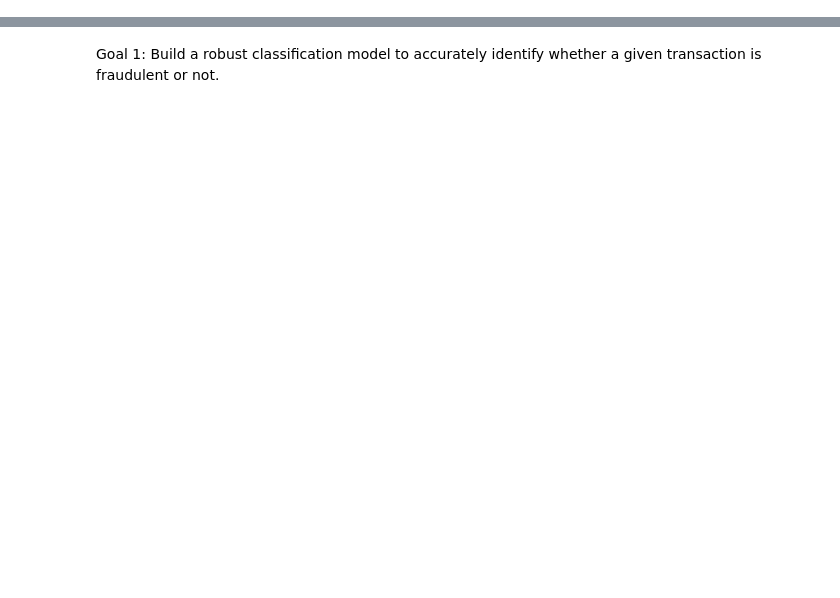
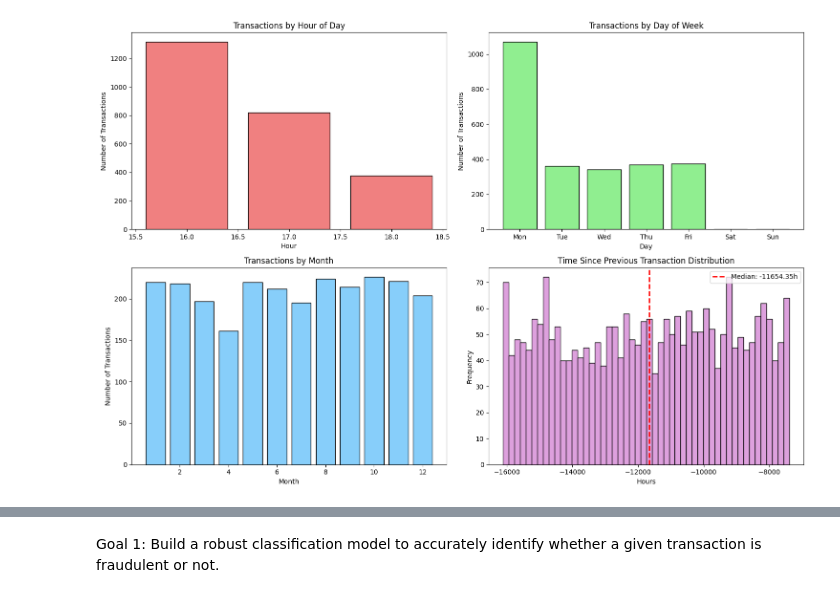
Before and after one commit to rbhat/fraud_detection_bank, a Jupyter notebook: fraud_detection.ipynb, the cells around one changed output, grey strips where cells are left out. Cells and saved outputs as stored; diff of their text form; code cells hidden in the pictures; blank space fills up the shorter version.

```diff
--- a/fraud_detection.ipynb
+++ b/fraud_detection.ipynb
@@ -15,0 +59,16 @@ df.head()
+# %%
+# Cell 4 - Convert date columns to datetime
+df['TransactionDate'] = pd.to_datetime(df['TransactionDate'])
+df['PreviousTransactionDate'] = pd.to_datetime(df['PreviousTransactionDate'])
+
+# Extract datetime features
+df['Hour'] = df['TransactionDate'].dt.hour
+df['DayOfWeek'] = df['TransactionDate'].dt.dayofweek
+df['Month'] = df['TransactionDate'].dt.month
+df['DayOfMonth'] = df['TransactionDate'].dt.day
+
+# Calculate time since previous transaction
+df['TimeSincePrevious'] = (df['TransactionDate'] - df['PreviousTransactionDate']).dt.total_seconds() / 3600  # in hours
+
+print("Date columns converted and features extracted")
+print(f"New columns added: {['Hour', 'DayOfWeek', 'Month', 'DayOfMonth', 'TimeSincePrevious']}")
@@ -15,0 +279,41 @@ df.head()
+# %%
+# Cell 11 - Visualize temporal patterns
+fig, axes = plt.subplots(2, 2, figsize=(15, 10))
+
+# Hourly distribution
+hourly_counts = df['Hour'].value_counts().sort_index()
+axes[0, 0].bar(hourly_counts.index, hourly_counts.values, color='lightcoral', edgecolor='black')
+axes[0, 0].set_title('Transactions by Hour of Day')
+axes[0, 0].set_xlabel('Hour')
+axes[0, 0].set_ylabel('Number of Transactions')
+
+# Day of week distribution - ensure all days are present
+day_names = ['Mon', 'Tue', 'Wed', 'Thu', 'Fri', 'Sat', 'Sun']
+dow_counts = df['DayOfWeek'].value_counts().sort_index()
+# Create a series with all days (0-6) and fill missing days with 0
+all_days_counts = pd.Series([dow_counts.get(i, 0) for i in range(7)], index=range(7))
+axes[0, 1].bar(day_names, all_days_counts.values, color='lightgreen', edgecolor='black')
+axes[0, 1].set_title('Transactions by Day of Week')
+axes[0, 1].set_xlabel('Day')
+axes[0, 1].set_ylabel('Number of Transactions')
+
+# Monthly distribution
+monthly_counts = df['Month'].value_counts().sort_index()
+axes[1, 0].bar(monthly_counts.index, monthly_counts.values, color='lightskyblue', edgecolor='black')
+axes[1, 0].set_title('Transactions by Month')
+axes[1, 0].set_xlabel('Month')
+axes[1, 0].set_ylabel('Number of Transactions')
+
+# Time since previous transaction distribution
+axes[1, 1].hist(df['TimeSincePrevious'], bins=50, color='plum', edgecolor='black')
+axes[1, 1].set_title('Time Since Previous Transaction Distribution')
+axes[1, 1].set_xlabel('Hours')
+axes[1, 1].set_ylabel('Frequency')
+axes[1, 1].axvline(df['TimeSincePrevious'].median(), color='red', linestyle='dashed',
+                   linewidth=2, label=f'Median: {df["TimeSincePrevious"].median():.2f}h')
+axes[1, 1].legend()
+
+plt.tight_layout()
+plt.show()
+# %% [output]
+[figure, added]
```
Also changed, not shown: parts of 16 cells of this notebook, 2 other files.
